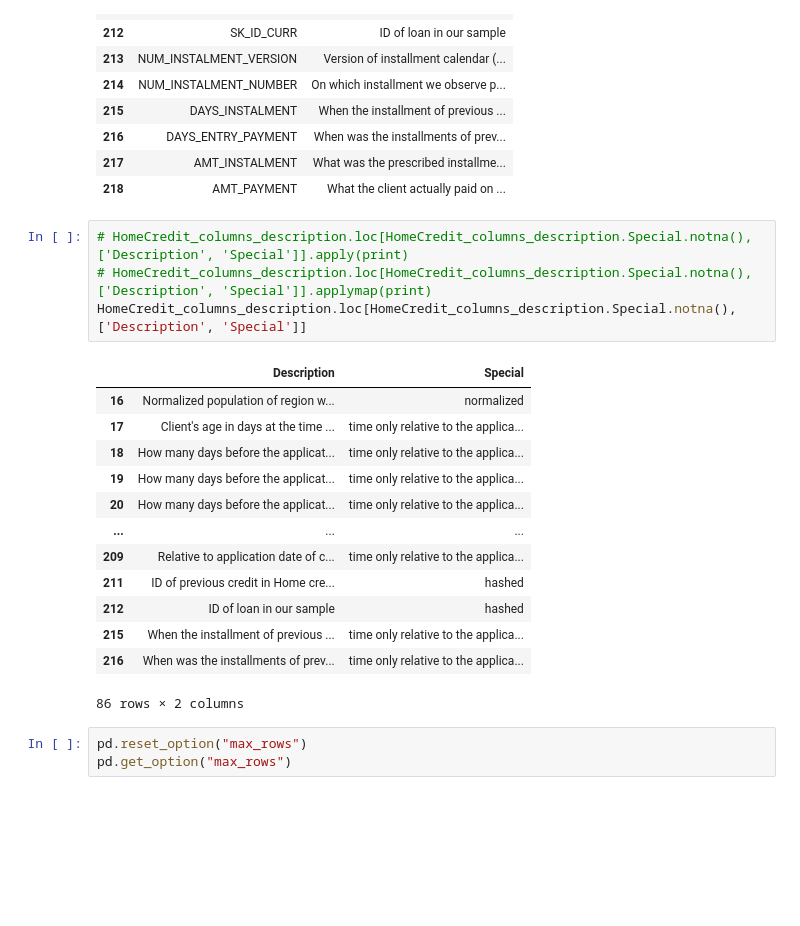
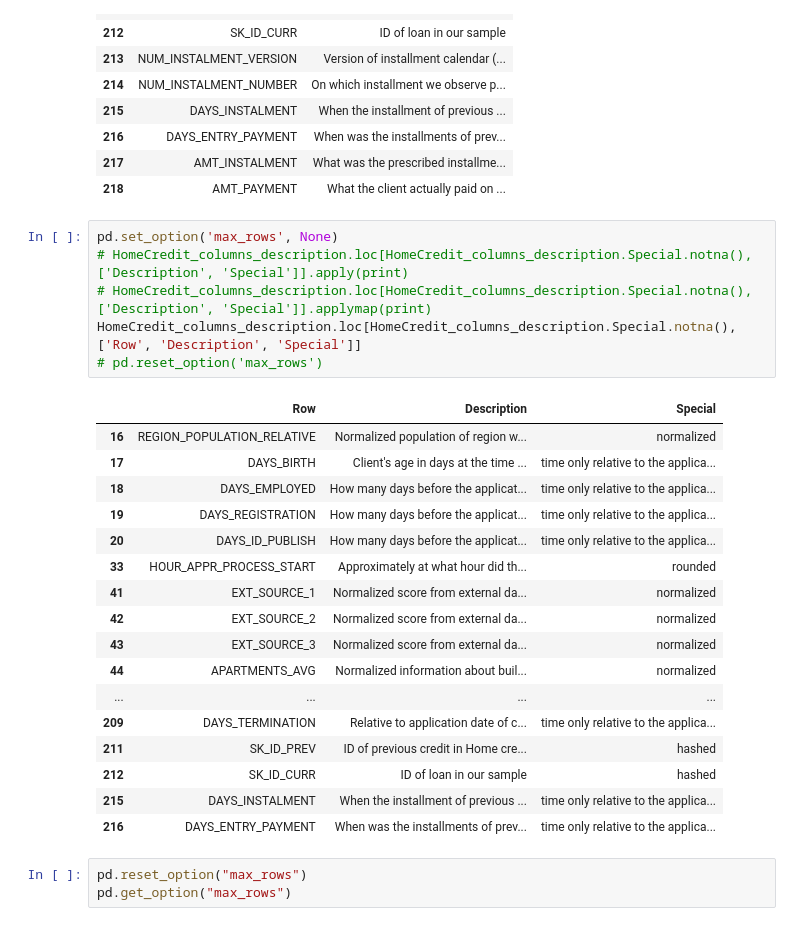
Before and after one commit to VeronikaBerezhnaia/OC_P7_credit_scoring, a Jupyter notebook: Implementez_modele_scoring.ipynb, the cells around one changed output. Drawn from its saved outputs; the diff is of its cells as text; blank space fills up the shorter version.

```diff
--- a/Implementez_modele_scoring.ipynb
+++ b/Implementez_modele_scoring.ipynb
@@ -175,23 +176,29 @@ HomeCredit_columns_description.loc[HomeCredit_columns_description.Table == 'inst
 | 217 | AMT_INSTALMENT | What was the prescribed installme... |
 | 218 | AMT_PAYMENT | What the client actually paid on ... |
 # %%
+pd.set_option('max_rows', None)
 # HomeCredit_columns_description.loc[HomeCredit_columns_description.Special.notna(), ['Description', 'Special']].apply(print)
 # HomeCredit_columns_description.loc[HomeCredit_columns_description.Special.notna(), ['Description', 'Special']].applymap(print)
-HomeCredit_columns_description.loc[HomeCredit_columns_description.Special.notna(), ['Description', 'Special']]
+HomeCredit_columns_description.loc[HomeCredit_columns_description.Special.notna(), ['Row', 'Description', 'Special']]
+# pd.reset_option('max_rows')
 # %% [output]
-|  | Description | Special |
-| 16 | Normalized population of region w... | normalized |
-| 17 | Client's age in days at the time ... | time only relative to the applica... |
-| 18 | How many days before the applicat... | time only relative to the applica... |
-| 19 | How many days before the applicat... | time only relative to the applica... |
-| 20 | How many days before the applicat... | time only relative to the applica... |
-| ... | ... | ... |
-| 209 | Relative to application date of c... | time only relative to the applica... |
-| 211 | ID of previous credit in Home cre... | hashed |
-| 212 | ID of loan in our sample | hashed |
-| 215 | When the installment of previous ... | time only relative to the applica... |
-| 216 | When was the installments of prev... | time only relative to the applica... |
+|  | Row | Description | Special |
+| 16 | REGION_POPULATION_RELATIVE | Normalized population of region w... | normalized |
+| 17 | DAYS_BIRTH | Client's age in days at the time ... | time only relative to the applica... |
+| 18 | DAYS_EMPLOYED | How many days before the applicat... | time only relative to the applica... |
+| 19 | DAYS_REGISTRATION | How many days before the applicat... | time only relative to the applica... |
+| 20 | DAYS_ID_PUBLISH | How many days before the applicat... | time only relative to the applica... |
+| 33 | HOUR_APPR_PROCESS_START | Approximately at what hour did th... | rounded |
+| 41 | EXT_SOURCE_1 | Normalized score from external da... | normalized |
+| 42 | EXT_SOURCE_2 | Normalized score from external da... | normalized |
+| 43 | EXT_SOURCE_3 | Normalized score from external da... | normalized |
+| 44 | APARTMENTS_AVG | Normalized information about buil... | normalized |
+| ... | ... | ... | ... |
+| 209 | DAYS_TERMINATION | Relative to application date of c... | time only relative to the applica... |
+| 211 | SK_ID_PREV | ID of previous credit in Home cre... | hashed |
+| 212 | SK_ID_CURR | ID of loan in our sample | hashed |
+| 215 | DAYS_INSTALMENT | When the installment of previous ... | time only relative to the applica... |
+| 216 | DAYS_ENTRY_PAYMENT | When was the installments of prev... | time only relative to the applica... |
-86 rows × 2 columns
 # %%
 pd.reset_option("max_rows")
 pd.get_option("max_rows")
```
Also changed, not shown: parts of 171 cells of this notebook.
